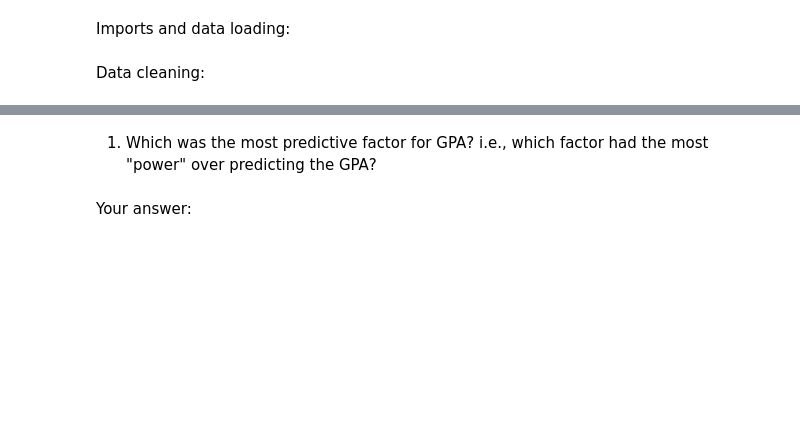
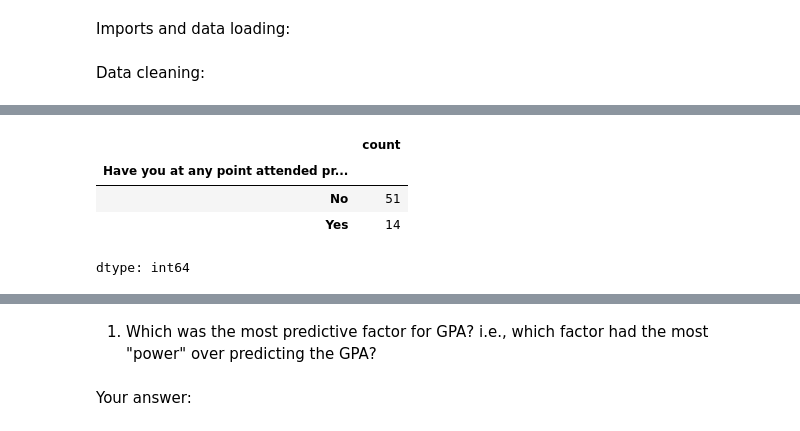
Before and after one commit to shyamsolanke/ds_hw, a Jupyter notebook: CMSC_HW5_Questions.ipynb, the cells around one changed output, grey strips where cells are left out. Drawn from its saved outputs; the diff is of its cells as text; code cells hidden in the pictures; blank space fills up the shorter version.

```diff
--- a/CMSC_HW5_Questions.ipynb
+++ b/CMSC_HW5_Questions.ipynb
@@ -12,0 +82,8 @@ Data cleaning:
+# %%
+df_raw["Have you at any point attended private school?"].value_counts()
+# %% [output]
+|  | count |
+| Have you at any point attended pr... |  |
+| No | 51 |
+| Yes | 14 |
+dtype: int64
```
Also changed, not shown: parts of 16 cells of this notebook.
